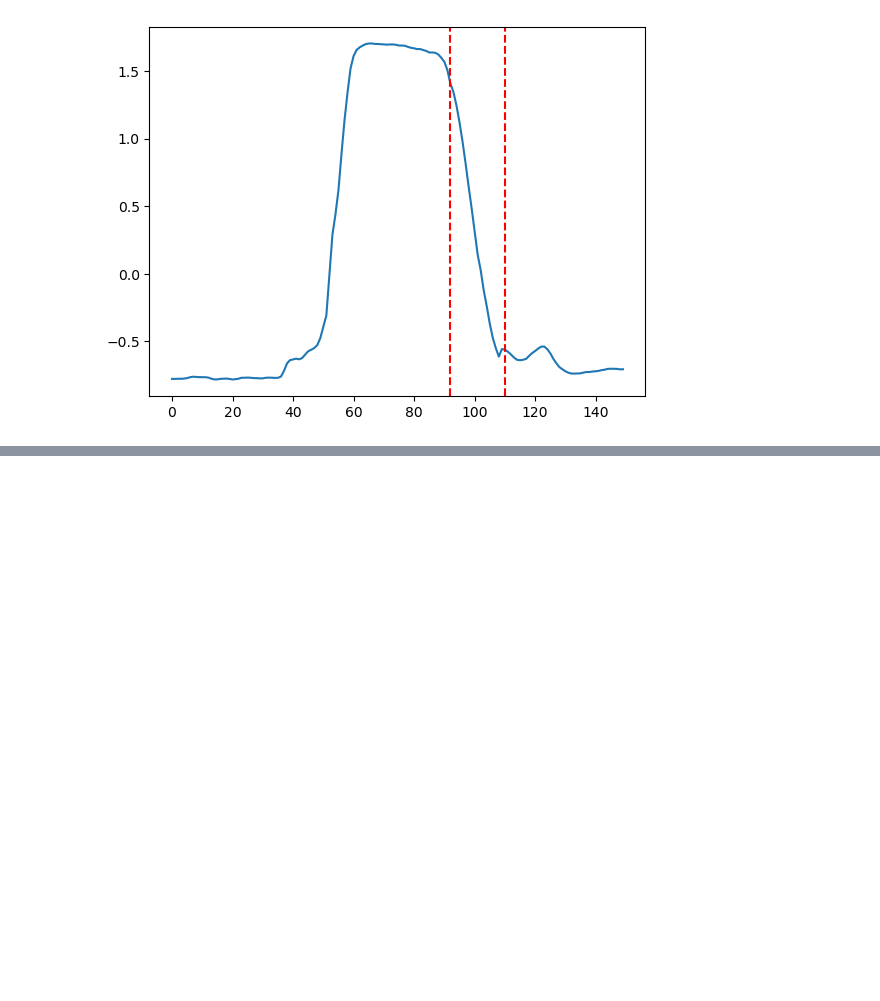
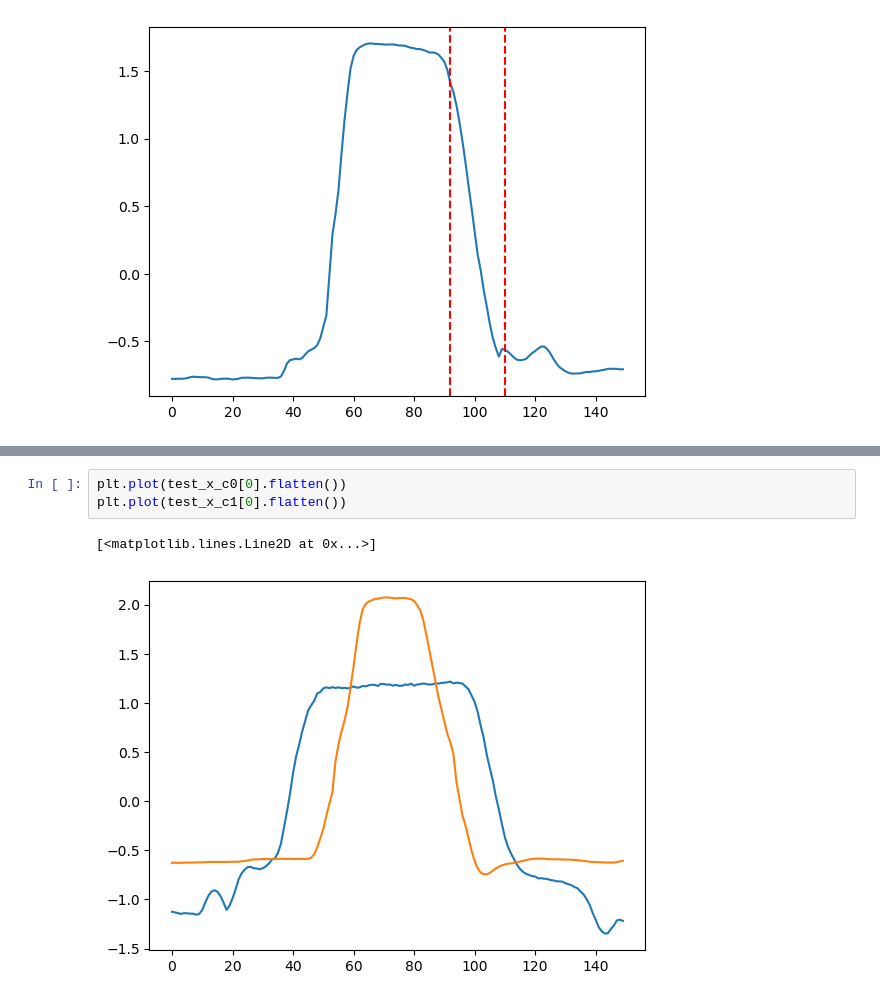
Before and after one commit to LbzSteven/implet, a Jupyter notebook: Probe_shapelet.ipynb, the cells around one changed output, grey strips where cells are left out. Cells and saved outputs as stored; diff of their text form; blank space fills up the shorter version.

```diff
--- a/Probe_shapelet.ipynb
+++ b/Probe_shapelet.ipynb
@@ -260,0 +359,6 @@ for i in range(3):
+# %%
+plt.plot(test_x_c0[0].flatten())
+plt.plot(test_x_c1[0].flatten())
+# %% [output]
+[<matplotlib.lines.Line2D at 0x...>]
+[figure, added]
```
Also changed, not shown: parts of 42 cells of this notebook, 15 other files.
